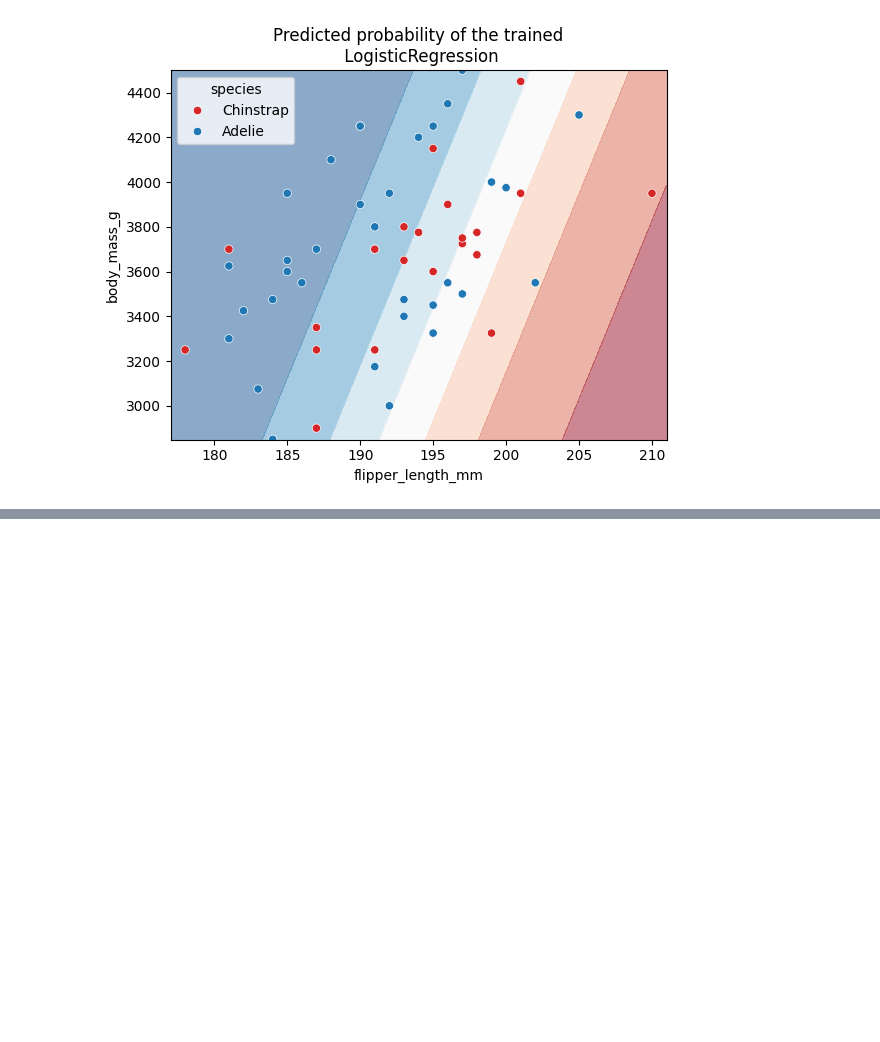
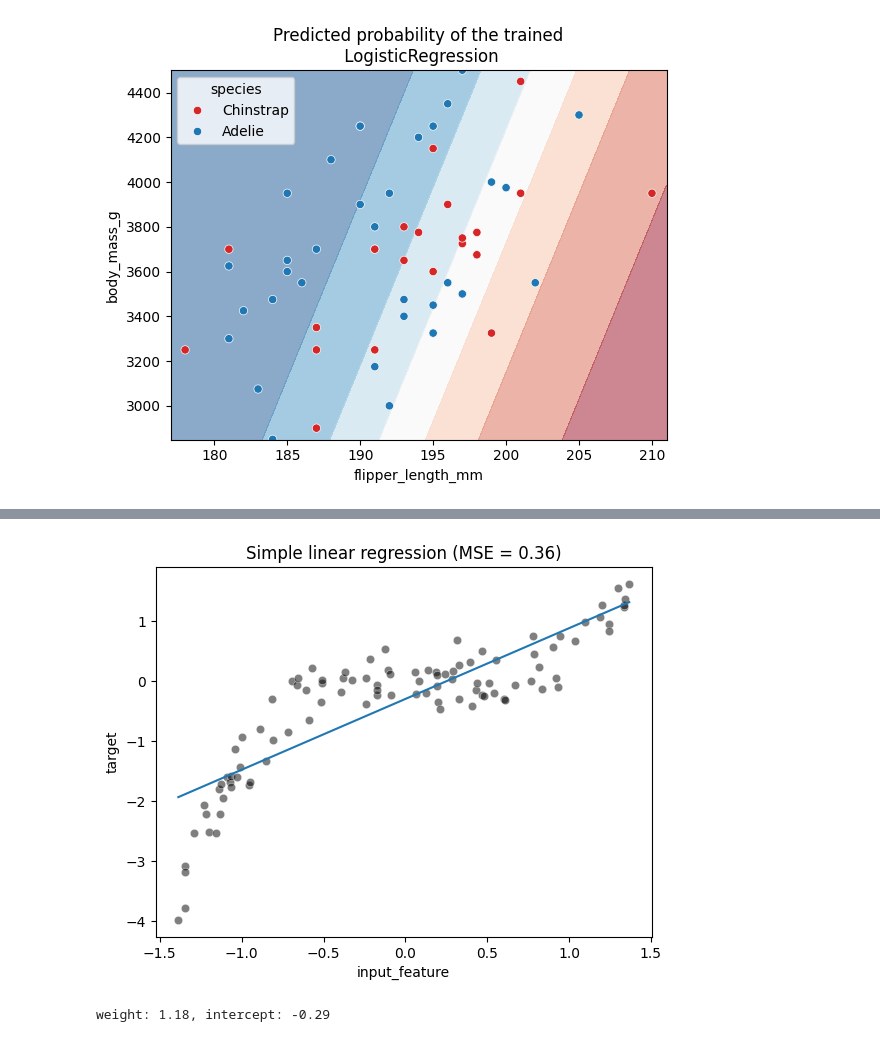
Before and after one commit to DavidGuzzi/inria, a Jupyter notebook: module_4.ipynb, the cells around one changed output, grey strips where cells are left out. Cells and saved outputs as stored; diff of their text form; code cells hidden in the pictures; blank space fills up the shorter version.

```diff
--- a/module_4.ipynb
+++ b/module_4.ipynb
@@ -313,0 +353,29 @@ _ = plt.title("Predicted probability of the trained\n LogisticRegression")
+# %%
+def fit_score_plot_regression(model, title=None):
+    model.fit(data, target)
+    target_predicted = model.predict(data)
+    mse = mean_squared_error(target, target_predicted)
+    ax = sns.scatterplot(
+        data=full_data, x="input_feature", y="target", color="black", alpha=0.5
+    )
+    ax.plot(data, target_predicted)
+    if title is not None:
+        _ = ax.set_title(title + f" (MSE = {mse:.2f})")
+    else:
+        _ = ax.set_title(f"Mean squared error = {mse:.2f}")
+# %%
+from sklearn.linear_model import LinearRegression
+from sklearn.metrics import mean_squared_error
+
+linear_regression = LinearRegression()
+
+fit_score_plot_regression(linear_regression, title="Simple linear regression")
+# %% [output]
+[figure, added]
+# %%
+print(
+    f"weight: {linear_regression.coef_[0]:.2f}, "
+    f"intercept: {linear_regression.intercept_:.2f}"
+)
+# %% [output]
+weight: 1.18, intercept: -0.29
```
Also changed, not shown: parts of 20 cells of this notebook.
